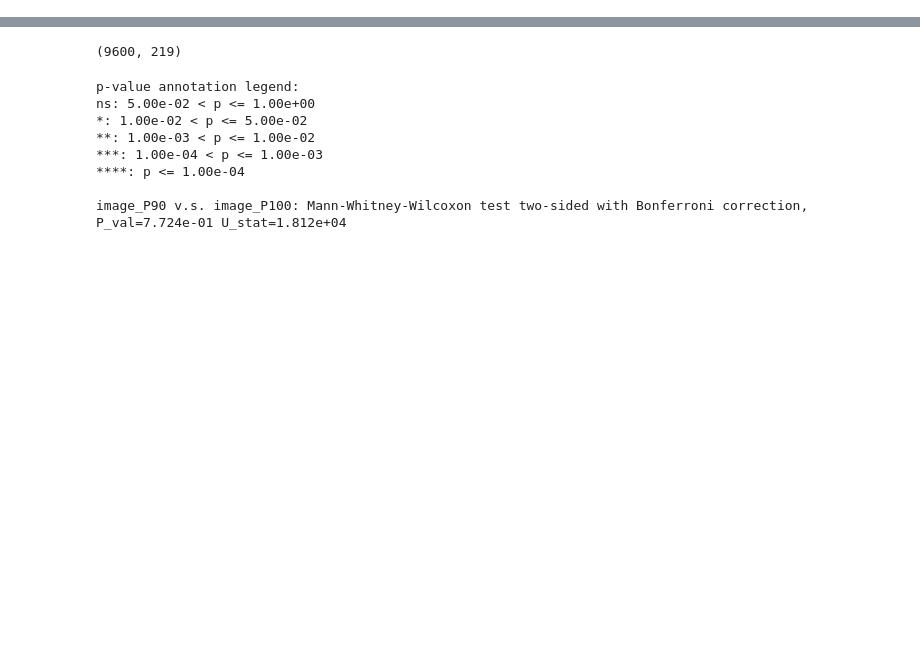
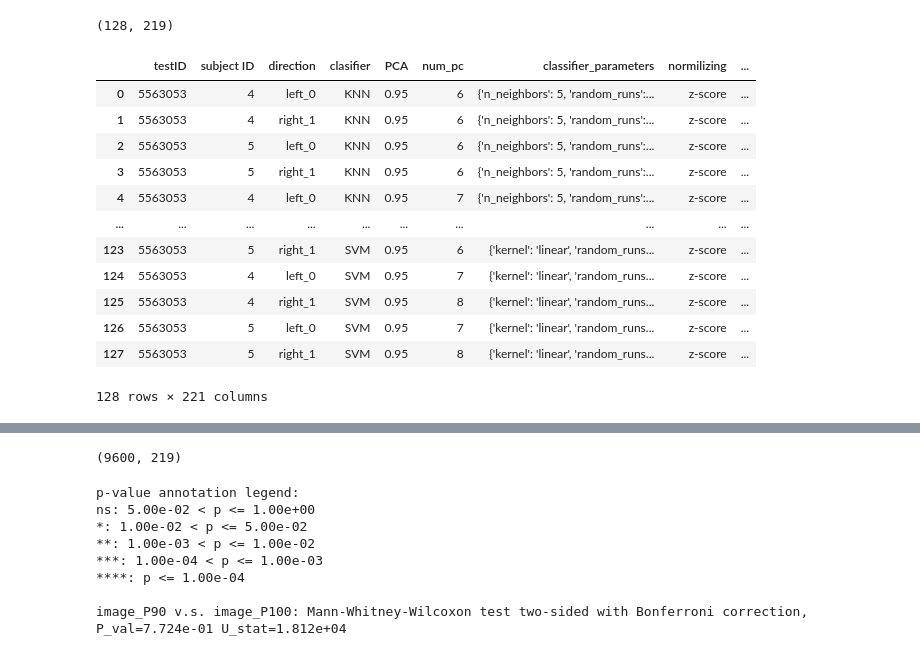
Before and after one commit to SKazemii/master-project, a Jupyter notebook: Codes/noteBook.ipynb, the cells around one changed output, grey strips where cells are left out. Drawn from its saved outputs; the diff is of its cells as text; code cells hidden in the pictures; blank space fills up the shorter version.

```diff
--- a/Codes/noteBook.ipynb
+++ b/Codes/noteBook.ipynb
@@ -18,3 +18,32 @@ import seaborn as sns
 
 
 from statannot import add_stat_annotation
+# %%
+e1 = pd.read_excel(r"C:\Project\master-project\results\Result_all_4168.xlsx")
+e2 = pd.read_excel(r"C:\Project\master-project\results\Result_all_15312.xlsx")
+e1.drop("Unnamed: 0",  axis=1, inplace=True)
+e2.drop("Unnamed: 0",  axis=1, inplace=True)
+#e = pd.concat((e1, e2, e3), axis=0)
+print(e1.shape)
+#print(e.shape)
+#e["CNN"] = e["feature_type"].map(lambda x: x.split("-")[0] )
+#e["image_feature"] = e["feature_type"].map(lambda x: x.split("-")[1] )
+#e.to_excel(r"C:\Project\master-project\results\Result_all.xlsx")
+# %% [output]
+(128, 219)
+# %%
+e1
+# %% [output]
+|  | testID | subject ID | direction | clasifier | PCA | num_pc | classifier_parameters | normilizing | ... |
+| 0 | 5563053 | 4 | left_0 | KNN | 0.95 | 6 | {'n_neighbors': 5, 'random_runs':... | z-score | ... |
+| 1 | 5563053 | 4 | right_1 | KNN | 0.95 | 6 | {'n_neighbors': 5, 'random_runs':... | z-score | ... |
+| 2 | 5563053 | 5 | left_0 | KNN | 0.95 | 6 | {'n_neighbors': 5, 'random_runs':... | z-score | ... |
+| 3 | 5563053 | 5 | right_1 | KNN | 0.95 | 6 | {'n_neighbors': 5, 'random_runs':... | z-score | ... |
+| 4 | 5563053 | 4 | left_0 | KNN | 0.95 | 7 | {'n_neighbors': 5, 'random_runs':... | z-score | ... |
+| ... | ... | ... | ... | ... | ... | ... | ... | ... | ... |
+| 123 | 5563053 | 5 | right_1 | SVM | 0.95 | 6 | {'kernel': 'linear', 'random_runs... | z-score | ... |
+| 124 | 5563053 | 4 | left_0 | SVM | 0.95 | 7 | {'kernel': 'linear', 'random_runs... | z-score | ... |
+| 125 | 5563053 | 4 | right_1 | SVM | 0.95 | 8 | {'kernel': 'linear', 'random_runs... | z-score | ... |
+| 126 | 5563053 | 5 | left_0 | SVM | 0.95 | 7 | {'kernel': 'linear', 'random_runs... | z-score | ... |
+| 127 | 5563053 | 5 | right_1 | SVM | 0.95 | 8 | {'kernel': 'linear', 'random_runs... | z-score | ... |
+128 rows × 221 columns
```
Also changed, not shown: parts of 1 cell of this notebook, 5 other files.
